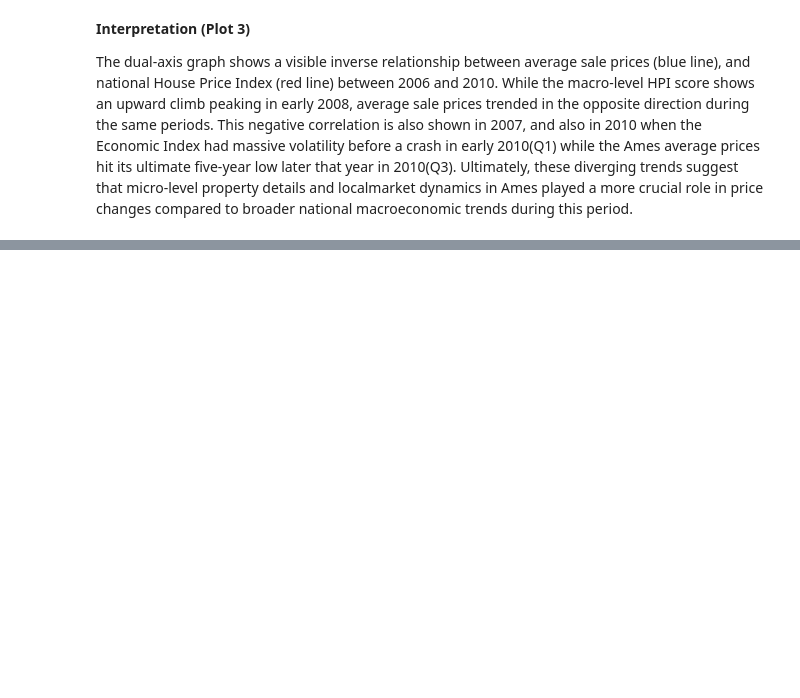
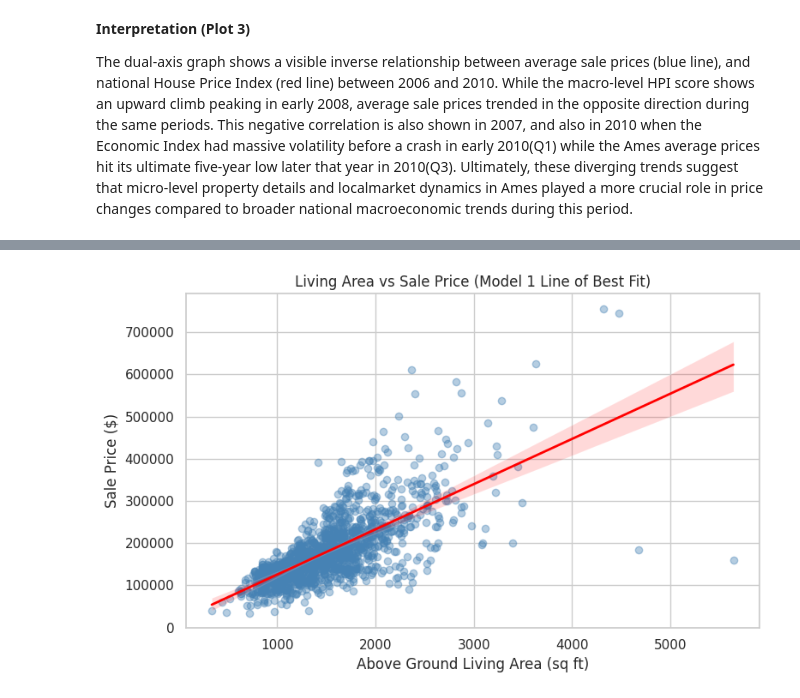
Before and after one commit to TopAspirer/Data200-Midterm-Project-Group20, a Jupyter notebook: DATA200_Midterm_Project.ipynb, the cells around one changed output, grey strips where cells are left out. Cells and saved outputs as stored; diff of their text form; code cells hidden in the pictures; blank space fills up the shorter version.

```diff
--- a/DATA200_Midterm_Project.ipynb
+++ b/DATA200_Midterm_Project.ipynb
@@ -287,0 +228,15 @@ The macroeconomic variable (HPI) alone explains virtually none of the variation
+# %%
+sns.set_theme(style="whitegrid")
+plt.figure(figsize=(8, 5))
+
+sns.regplot(data=augmented_df, x="GrLivArea", y="SalePrice", scatter_kws={'alpha': 0.4, 'color': 'steelblue'}, line_kws={'color': 'red', 'linewidth': 2})
+
+plt.title("Living Area vs Sale Price (Model 1 Line of Best Fit)")
+plt.xlabel("Above Ground Living Area (sq ft)")
+plt.ylabel("Sale Price ($)")
+
+plt.tight_layout()
+plt.savefig("lr_size_vs_price_with_line.png")
+plt.show()
+# %% [output]
+[figure, added]
```
Also changed, not shown: parts of 32 cells of this notebook.
